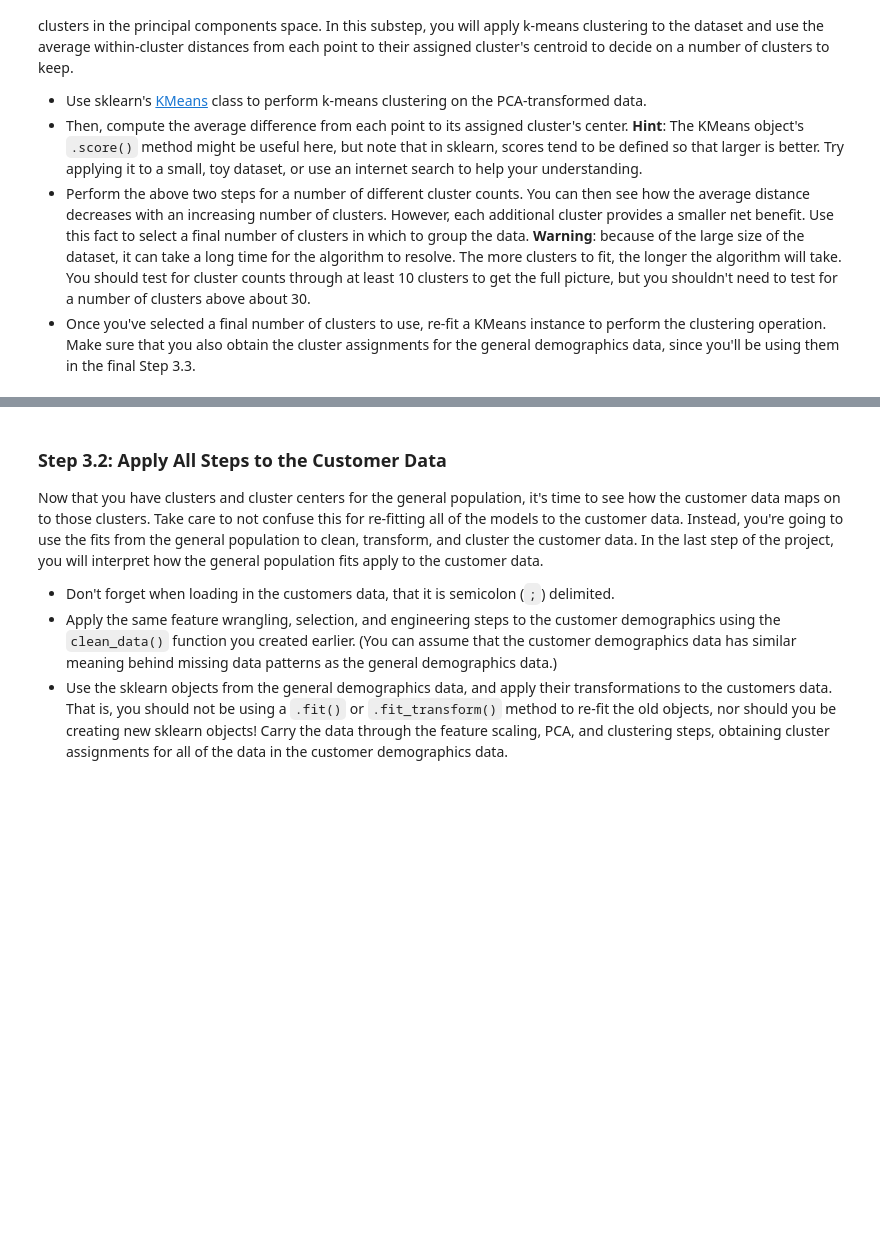
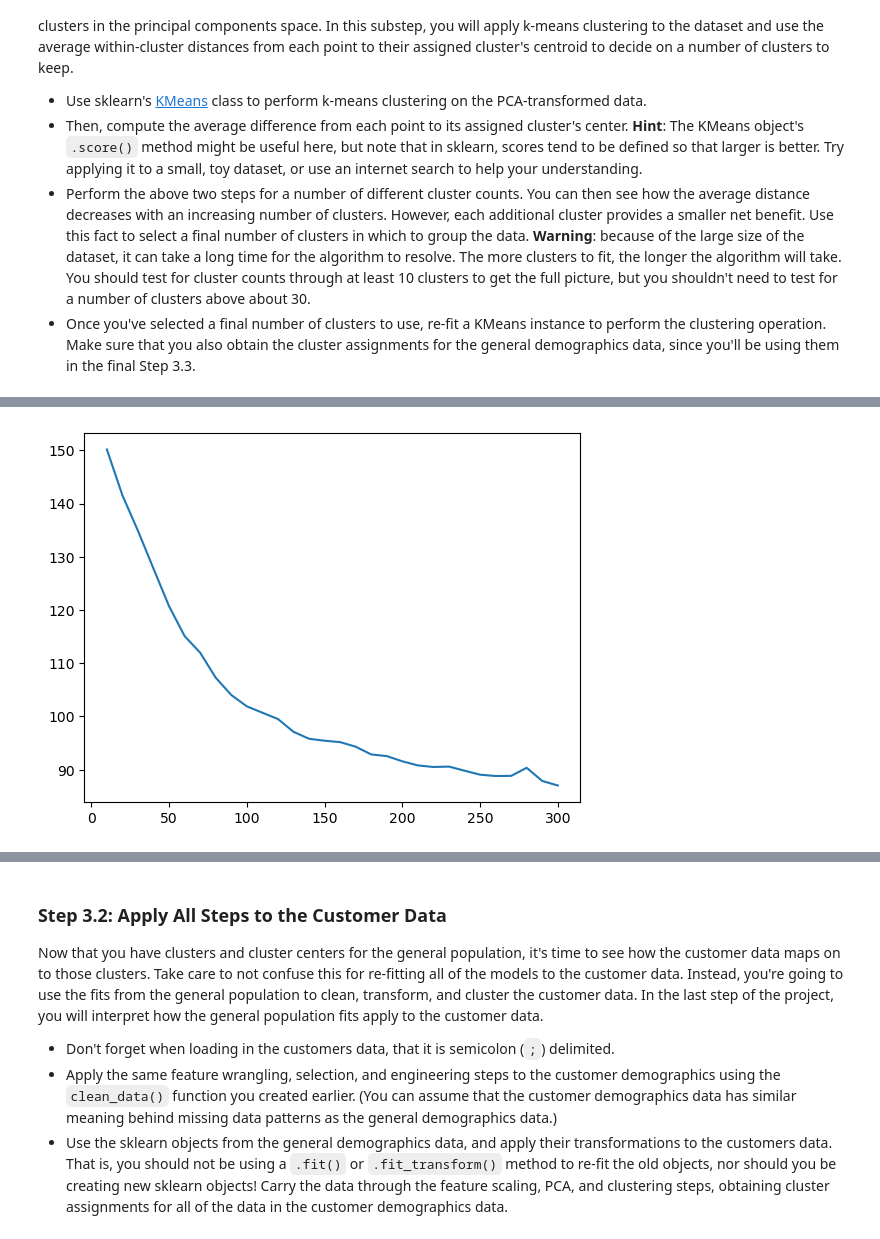
Before and after one commit to kumaeki/INTRO-TO-ML, a Jupyter notebook: my-jupytor/04-Unsupervised/6_Project_Identify_Customer_Segments/Identify_Customer_Segments.ipynb, the cells around one changed output, grey strips where cells are left out. Drawn from its saved outputs; the diff is of its cells as text; code cells hidden in the pictures; blank space fills up the shorter version.

Commit message:
almost finish the mini project

```diff
--- a/my-jupytor/04-Unsupervised/6_Project_Identify_Customer_Segments/Identify_Customer_Segments.ipynb
+++ b/my-jupytor/04-Unsupervised/6_Project_Identify_Customer_Segments/Identify_Customer_Segments.ipynb
@@ -794,14 +775,16 @@ pca = PCA(150);
 azdias_pca = pca.fit_transform(azdias_scale)
 # %%
 # Investigate the variance accounted for by each principal component.
-def pca_results(pca):
-
-    # PCA explained variance
+def get_pca_n_components(df):
+    pca = PCA()
+    df = pca.fit_transform(df)
     ratios = pca.explained_variance_ratio_.reshape(len(pca.components_), 1)
     sum = 0;
+    result = 1
     for i in range(len(pca.components_)):
         sum = sum + ratios[i]
         if(sum >= 0.9 ):
             print(sum , i)
+            result = i
             break
-pca_results(pca)
+    return i
@@ -809,0 +791,2 @@ pca_results(pca)
+# %%
+azdias_n_components = get_pca_n_components(azdias_scale)
@@ -810,7 +795,7 @@ pca_results(pca)
 # %%
 # Re-apply PCA to the data while selecting for number of components to retain.
 
-pca = PCA(109);
+pca = PCA(azdias_n_components);
 azdias_pca = pca.fit_transform(azdias_scale)
 # %% [markdown]
 ### Discussion 2.2: Perform Dimensionality Reduction
@@ -863,0 +868,20 @@ You've assessed and cleaned the demographics data, then scaled and transformed t
+# %%
+# Over a number of different cluster counts...
+from sklearn.cluster import KMeans, MiniBatchKMeans
+from sklearn.metrics import silhouette_score
+
+num_cluster = np.array(range(10,301,10))
+inertias = []
+scores = []
+point_number= azdias_pca.shape[0]
+for k in num_cluster:
+    # run k-means clustering on the data and...
+    mini_kmeans = MiniBatchKMeans(n_clusters=k).fit(azdias_pca)
+    # compute the average within-cluster distances.
+    #inertia = mini_kmeans.inertia_
+    score = -mini_kmeans.score(azdias_pca)/(point_number - k)
+
+    # inertias.append(inertia)
+    scores.append(score)
+
+    print("n_clusters: {}\tscore: {}".format(k, score))
@@ -864,6 +906,14 @@ You've assessed and cleaned the demographics data, then scaled and transformed t
 # %%
 # Investigate the change in within-cluster distance across number of clusters.
 # HINT: Use matplotlib's plot function to visualize this relationship.
+fig1, ax = plt.subplots()
+
+
+ax.plot(num_cluster,scores)
+
+plt.show()
+# %% [output]
+[figure, added]
 # %%
 # Re-fit the k-means model with the selected number of clusters and obtain
 # cluster predictions for the general population demographics data.
```
Also changed, not shown: parts of 43 cells of this notebook.
